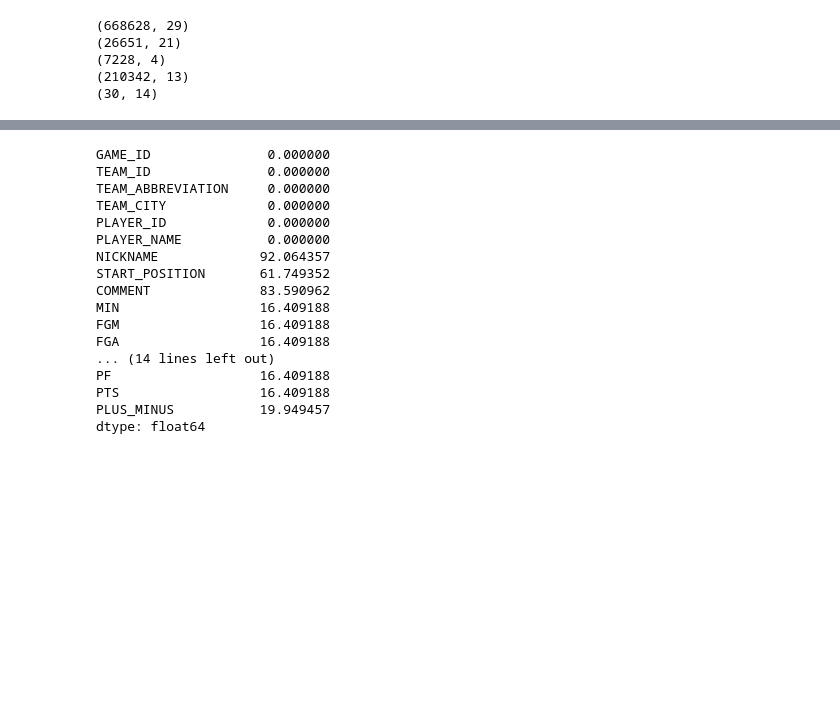
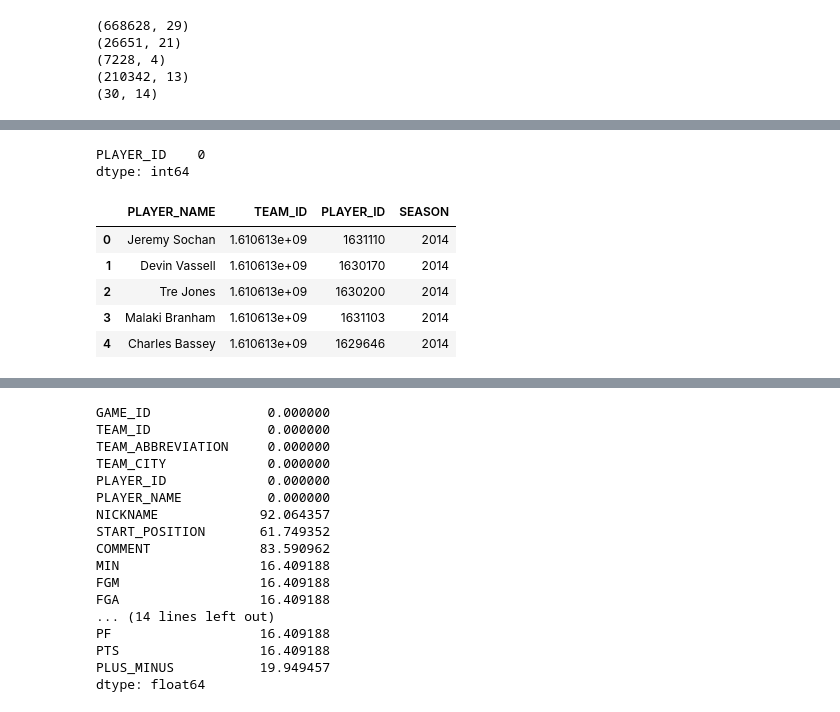
Before and after one commit to shnkreddy98/NBA-Stats-App, a Jupyter notebook: DataCleaning&LoadingintoSQL.ipynb, the cells around one changed output, grey strips where cells are left out. Drawn from its saved outputs; the diff is of its cells as text; code cells hidden in the pictures; blank space fills up the shorter version.

```diff
--- a/DataCleaning&LoadingintoSQL.ipynb
+++ b/DataCleaning&LoadingintoSQL.ipynb
@@ -35,0 +67,35 @@ print(teams_df.shape)
+# %%
+missingPlayers.isna().sum()
+# %% [output]
+PLAYER_ID    0
+dtype: int64
+# %%
+import time
+
+for i, player in missingPlayers.iterrows():
+    try:
+        playerInfo = getMissingPlayerInfo(int(float(player.PLAYER_ID)))
+        missingPlayers.loc[i, "FIRST_NAME"] = playerInfo["FIRST_NAME"][0]
+        missingPlayers.loc[i, "LAST_NAME"] = playerInfo["LAST_NAME"][0]
+        missingPlayers.loc[i, "TEAM_ID"] = playerInfo["TEAM_ID"][0]
+        time.sleep(0.5)
+    except:
+        continue
+# %%
+missingPlayers.loc[:, "FULL_NAME"] = missingPlayers.FIRST_NAME+" "+missingPlayers.LAST_NAME
+# %%
+data = {"PLAYER_NAME": list(missingPlayers.FULL_NAME), \
+       "TEAM_ID": list(missingPlayers.TEAM_ID), \
+       "PLAYER_ID": list(missingPlayers.PLAYER_ID), \
+       "SEASON": '2014'}
+# %%
+missingPlayers_new = pd.DataFrame(data)
+# %%
+missingPlayers_new.head()
+# %% [output]
+|  | PLAYER_NAME | TEAM_ID | PLAYER_ID | SEASON |
+| 0 | Jeremy Sochan | 1.610613e+09 | 1631110 | 2014 |
+| 1 | Devin Vassell | 1.610613e+09 | 1630170 | 2014 |
+| 2 | Tre Jones | 1.610613e+09 | 1630200 | 2014 |
+| 3 | Malaki Branham | 1.610613e+09 | 1631103 | 2014 |
+| 4 | Charles Bassey | 1.610613e+09 | 1629646 | 2014 |
```
Also changed, not shown: parts of 39 cells of this notebook, 2 other files.
